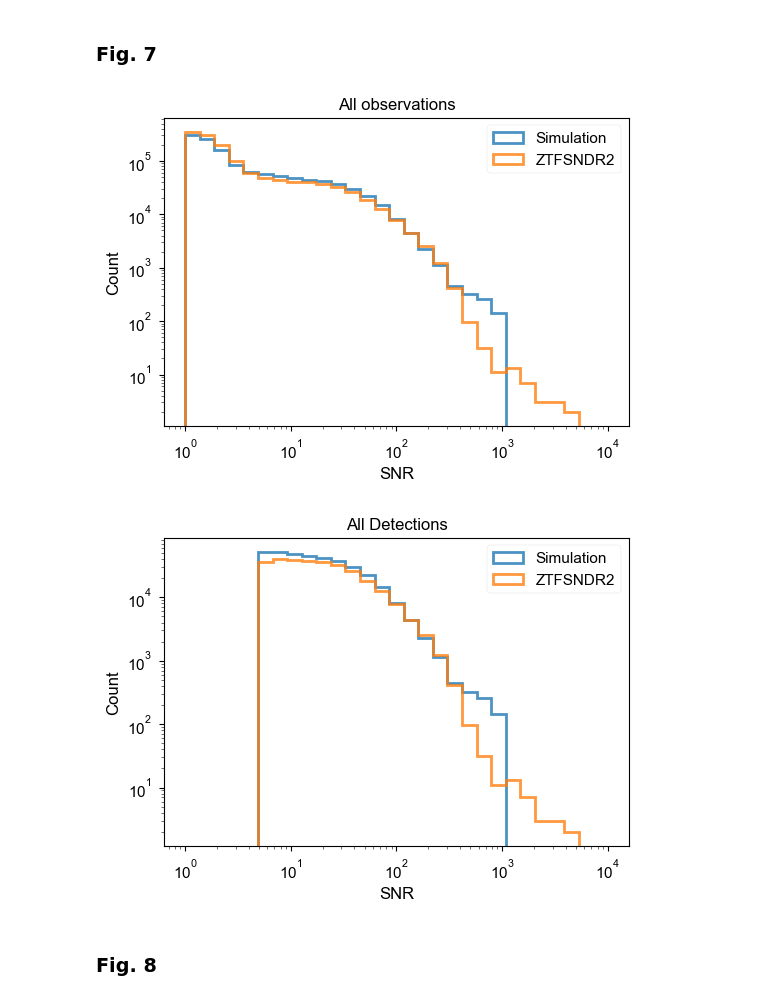
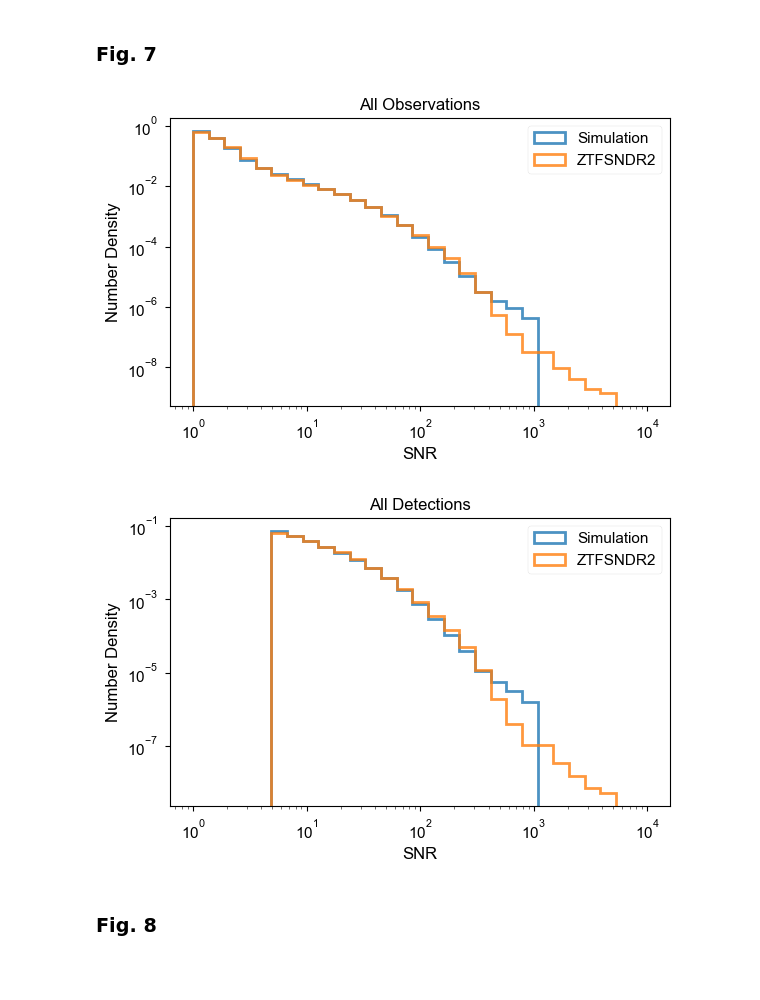
Before and after one commit to mi-dai/lightcurvelynx_ztf_sims, a Jupyter notebook: ZTF_snia-paper-plots.ipynb, the cells around one changed output. Cells and saved outputs as stored; diff of their text form; code cells hidden in the pictures; blank space fills up the shorter version.

```diff
--- a/ZTF_snia-paper-plots.ipynb
+++ b/ZTF_snia-paper-plots.ipynb
@@ -697,43 +695,68 @@ def filter_flags(lc_flag, flags_to_exclude=[], flags_to_include=[]):
     return pass_filter
 # %%
 #calculate this first
-lcdata["lc.pass_flag_filter"] = lcdata["lc.flag"].apply(filter_flags,flags_to_exclude=[1,8],flags_to_include=[])
+lcdata["lc.pass_flag_filter"] = lcdata["lc.flag"].apply(filter_flags,flags_to_exclude=[1,2,4,8],flags_to_include=[])
+lcdata["lc.pass_flag_filter_all"] = lcdata["lc.flag"].apply(filter_flags,flags_to_exclude=[1,2,4,8,16,32,64,128,256,512],flags_to_include=[])
 lcdata["lc.pass_detection"] = lcdata["lc.flag"].apply(filter_flags,flags_to_exclude=[],flags_to_include=[1024])
 
 lcdata['lc.snr'] = lcdata['lc.flux']/lcdata['lc.flux_err']
 lcdata["lc.pass_snr_detection"] = lcdata["lc.snr"] > 5
 # %%
 lc_to_plot = lightcurves.loc[lightcurves_after_spec_selection.index]
-lcdata_plot = lcdata.query("lc.pass_flag_filter==True")
+lc_to_plot = lc_to_plot.query("lc.infobits == 0").dropna(subset="lc")
+lcdata_plot = lcdata.query("lc.pass_flag_filter==True").dropna(subset="lc")
+
+t_min_obslog,t_max_obslog = 58288.171875, 59273.5546875
+lcdata_plot = lcdata_plot.query(f"lc.mjd>= {t_min_obslog} & lc.mjd <= {t_max_obslog}").dropna(subset="lc")
+
+# lc_to_plot["lc.phase"] =  (lc_to_plot["lc.mjd"] - lc_to_plot["t0"])/(1.+lc_to_plot["z"])
+# lcdata_plot["lc.phase"] = (lcdata_plot["lc.mjd"] - lcdata_plot["t0"])/(1.+lcdata_plot["redshift"])
+
+# lc_to_plot = lc_to_plot.query("lc.phase < 100 & lc.phase > -30").dropna(subset="lc")
+# lcdata_plot = lcdata_plot.query("lc.phase < 100 & lc.phase > -30").dropna(subset="lc")
 
 bins = np.logspace(0,4,30)
 
-plot_snr_distr([lc_to_plot, lcdata_plot],bins=bins,density=False,
+ax = plot_snr_distr([lc_to_plot, lcdata_plot],bins=bins,density=True,
                histtype='step',labels=['Simulation','ZTFSNDR2'],lw=2,alpha=0.8)
-plt.yscale('log')
-plt.xscale('log')
-plt.xlabel('SNR')
-plt.ylabel('Count')
-plt.title('All observations')
+ax.set_yscale('log')
+ax.set_xscale('log')
+ax.set_xlabel('SNR')
+ax.set_ylabel(r"Number Density")
+ax.set_title('All Observations')
+plt.tight_layout()
 plt.savefig('paper_figs/snr_allobs.png')
 # %% [output]
-[figure, old version]
+[figure, new version]
 # %%
 lc_to_plot = lightcurves_after_detection.loc[lightcurves_after_spec_selection.index]
+lc_to_plot = lc_to_plot.query("lc.infobits == 0").dropna(subset="lc")
 lcdata_plot = lcdata.query("lc.pass_flag_filter == True & lc.pass_detection == True & lc.pass_snr_detection == True").dropna(subset="lc")
+
+t_min_obslog,t_max_obslog = 58288.171875, 59273.5546875
+lcdata_plot = lcdata_plot.query(f"lc.mjd>= {t_min_obslog} & lc.mjd <= {t_max_obslog}").dropna(subset="lc")
+
+lc_to_plot["lc.phase"] =  (lc_to_plot["lc.mjd"] - lc_to_plot["t0"])/(1.+lc_to_plot["z"])
+lcdata_plot["lc.phase"] = (lcdata_plot["lc.mjd"] - lcdata_plot["t0"])/(1.+lcdata_plot["redshift"])
+
+lc_to_plot = lc_to_plot.query("lc.phase < 100 & lc.phase > -30").dropna(subset="lc")
+lcdata_plot = lcdata_plot.query("lc.phase < 100 & lc.phase > -30").dropna(subset="lc")
 
 bins = np.logspace(0,4,30)
 
-plot_snr_distr([lc_to_plot, lcdata_plot],bins=bins,density=False,
+ax = plot_snr_distr([lc_to_plot, lcdata_plot],bins=bins,density=True,
                histtype='step',labels=['Simulation','ZTFSNDR2'],lw=2,alpha=0.8)
-plt.yscale('log')
-plt.xscale('log')
-plt.xlabel('SNR')
-plt.ylabel('Count')
-plt.title('All Detections')
+ax.set_yscale('log')
+ax.yaxis.set_major_locator(LogLocator(base=10,numticks=5))
+ax.minorticks_off()
+ax.set_xscale('log')
+ax.set_xlabel('SNR')
+ax.set_ylabel(r"Number Density")
+ax.set_title('All Detections')
+plt.tight_layout()
 plt.savefig('paper_figs/snr_alldetection.png')
 # %% [output]
-[figure, old version]
+[figure, new version]
 # %% [markdown]
 ### Fig. 8
 # %%
```
Also changed, not shown: parts of 18 cells of this notebook, 8 other files.
